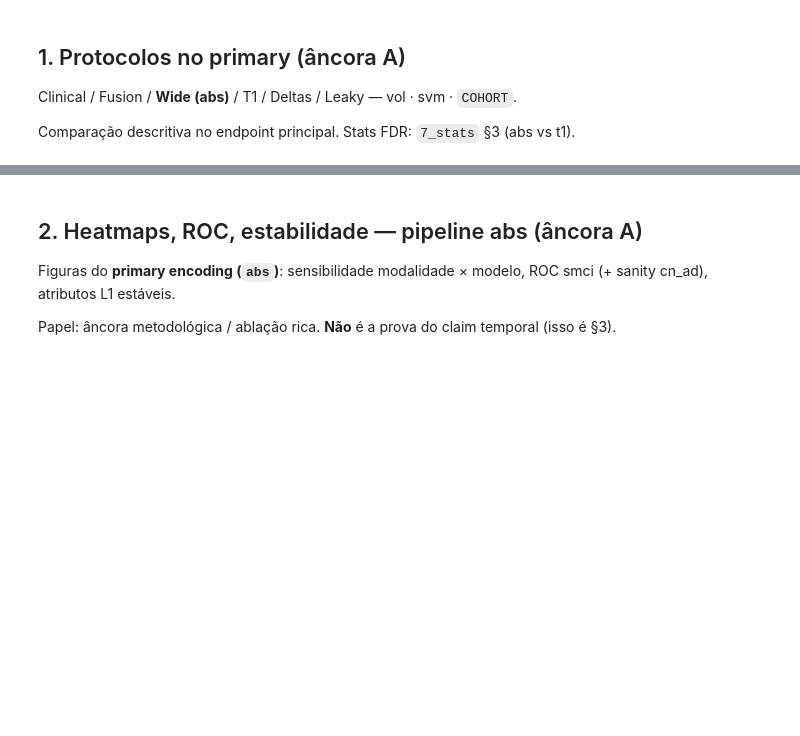
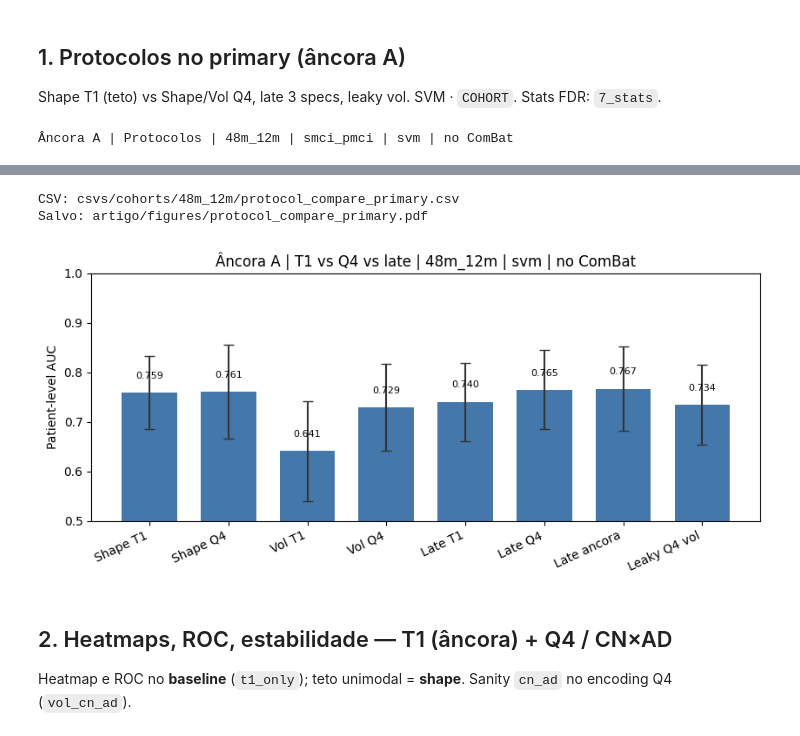
Before and after one commit to PauloMatheusGr/graphs, a Jupyter notebook: 6_results.ipynb, the cells around one changed output, grey strips where cells are left out. Saved outputs shown, nothing was run; the diff lists cells and outputs as text; code cells hidden in the pictures; blank space fills up the shorter version.

```diff
--- a/6_results.ipynb
+++ b/6_results.ipynb
@@ -277,18 +302,28 @@ else:
 # %% [markdown]
 ## 1. Protocolos no primary (âncora A)
 
-Clinical / Fusion / **Wide (abs)** / T1 / Deltas / Leaky — vol · svm · `COHORT`.
-
-Comparação descritiva no endpoint principal. Stats FDR: `7_stats` §3 (abs vs t1).
+Shape T1 (teto) vs Shape/Vol Q4, late 3 specs, leaky vol. SVM · `COHORT`.
+Stats FDR: `7_stats`.
 # %%
-# Âncora A — wide vs t1 vs deltas vs clinic vs fusion vs leaky (COHORT / CFG)
+# Âncora A — T1 vs Q4 vs late vs leaky (COHORT / CFG)
+LATE_ALL_T1 = "late__t1_vol__t1_shape__t1_texture__t1_disp__t1_firstorder"
+LATE_ALL_Q4 = (
+    "late__t1_d21d32_vol__t1_d21d32_shape__t1_d21d32_texture"
+    "__t1_d21d32_disp__t1_d21d32_firstorder"
+)
+LATE_ANCORA = (
+    "late__t1_shape__t1_d21d32_vol__t1_d21d32_texture"
+    "__t1_d21d32_disp__t1_d21d32_firstorder"
+)
 PROTOCOL_COMPARE = (
-    ("clinica", "clinical", "Clinical"),
-    ("clinica+img", "vol", "Fusion"),
-    ("abs", "vol", "Wide"),
-    ("t1_only", "vol", "Baseline"),
-    ("deltas", "vol", "Deltas"),
-    ("global", "vol", "Global"),
+    ("t1_only", "shape", "Shape T1"),
+    ("t1_d21_d32", "shape", "Shape Q4"),
+    ("t1_only", "vol", "Vol T1"),
+    ("t1_d21_d32", "vol", "Vol Q4"),
+    (LATE_ALL_T1, LATE_ALL_T1, "Late T1"),
+    (LATE_ALL_Q4, LATE_ALL_Q4, "Late Q4"),
+    (LATE_ANCORA, LATE_ANCORA, "Late ancora"),
+    ("t1_d21_d32_global", "vol", "Leaky Q4 vol"),
 )
 BACKUP_RE = r"backup|_cn_ad"
 
@@ -329,49 +364,42 @@ else:
 
     proto_cmp = pd.DataFrame(rows)
     if proto_cmp.empty:
-        print("Nenhuma linha protocol compare — falta clinic/fusion/leaky/wide/t1?")
+        print("Nenhuma linha protocol compare — falta T1/Q4/late?")
     else:
-        # ordem fixa
         order = [lab for _, _, lab in PROTOCOL_COMPARE if lab in set(proto_cmp["label"])]
         proto_cmp["label"] = pd.Categorical(proto_cmp["label"], categories=order, ordered=True)
         proto_cmp = proto_cmp.sort_values("label").reset_index(drop=True)
 
-        print(f"Âncora A | Protocolos primary | {COHORT} | {CFG.task_primary} | {CFG.model_primary} | no ComBat")
+        print(f"Âncora A | Protocolos | {COHORT} | {CFG.task_primary} | {CFG.model_primary} | no ComBat")
         display(proto_cmp.drop(columns=["source_file"], errors="ignore").round(4))
 
         out_csv = BASE / "protocol_compare_primary.csv"
         proto_cmp.to_csv(out_csv, index=False)
         print(f"CSV: {out_csv}")
 
-        colors = {
-            "Clinical": "#228833",
-            "Fusion": "#AA3377",
-            "Wide": "#4477AA",
-            "Baseline": "#EE6677",
-            "Global": "#CCBB44",
-        }
-        fig, ax = plt.subplots(figsize=(7.5, 4))
+        fig, ax = plt.subplots(figsize=(8.5, 4))
         x = np.arange(len(proto_cmp))
-        bar_c = [colors.get(lab, "#888888") for lab in proto_cmp["label"].astype(str)]
         ax.bar(
             x,
             proto_cmp["auc_patient_mean"],
             yerr=proto_cmp["auc_std"],
             capsize=4,
-            color=bar_c,
+            color="#4477AA",
             ecolor="#333333",
             width=0.7,
         )
         ax.set_xticks(x)
-        ax.set_xticklabels(proto_cmp["label"].astype(str))
+        ax.set_xticklabels(proto_cmp["label"].astype(str), rotation=25, ha="right")
         ax.set_ylabel("Patient-level AUC")
         ax.set_ylim(0.5, 1.0)
         ax.axhline(0.5, color="0.7", ls="--", lw=0.8)
         ax.set_title(
-            f"Âncora A | Protocolos | {COHORT} | vol/clinical | {CFG.model_primary} | no ComBat"
+            f"Âncora A | T1 vs Q4 vs late | {COHORT} | {CFG.model_primary} | no ComBat"
         )
         for i, v in enumerate(proto_cmp["auc_patient_mean"]):
-            ax.text(i, min(0.99, v + 0.025), f"{v:.3f}", ha="center", va="bottom", fontsize=9)
+            ax.text(i, min(0.99, v + 0.025), f"{v:.3f}", ha="center", va="bottom", fontsize=8)
         plt.tight_layout()
         save_fig(fig, "protocol_compare_primary")
         plt.show()
+# %% [output]
+Âncora A | Protocolos | 48m_12m | smci_pmci | svm | no ComBat
@@ -378,9 +415,10 @@ else:
+CSV: csvs/cohorts/48m_12m/protocol_compare_primary.csv
+Salvo: artigo/figures/protocol_compare_primary.pdf
+[figure, added]
 # %% [markdown]
-## 2. Heatmaps, ROC, estabilidade — pipeline abs (âncora A)
+## 2. Heatmaps, ROC, estabilidade — T1 (âncora) + Q4 / CN×AD
 
-Figuras do **primary encoding (`abs`)**: sensibilidade modalidade × modelo, ROC smci (+ sanity cn_ad), atributos L1 estáveis.
-
-Papel: âncora metodológica / ablação rica. **Não** é a prova do claim temporal (isso é §3).
+Heatmap e ROC no **baseline** (`t1_only`); teto unimodal = **shape**. Sanity `cn_ad` no encoding Q4 (`vol_cn_ad`).
 # %%
 def filter_cfg(df: pd.DataFrame, *, task: str, combat: bool | None = None) -> pd.DataFrame:
     """Filtra selection_mode / ComBat / task (CFG)."""
```
Also changed, not shown: parts of 10 cells of this notebook, 3 other files.
